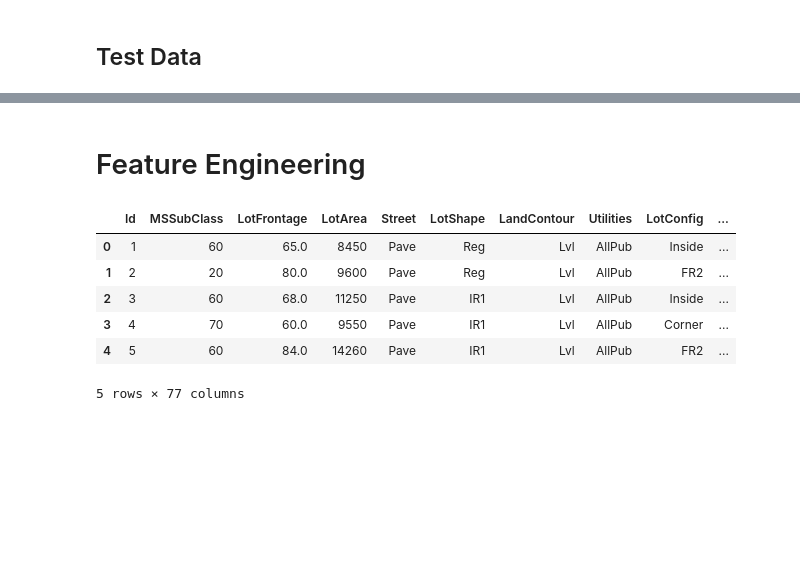
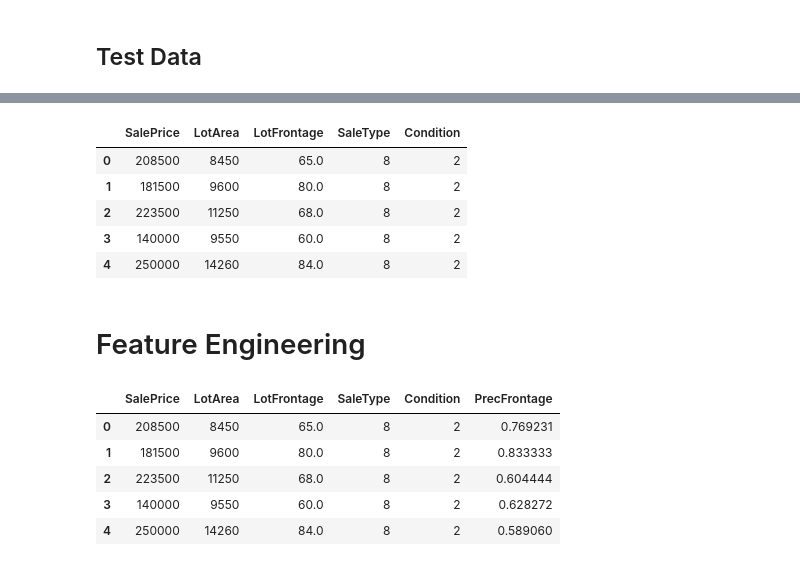
Before and after one commit to jtvkw2/House-Price-Analysis, a Jupyter notebook: House Prices Analysis.ipynb, the cells around one changed output, grey strips where cells are left out. Saved outputs shown, nothing was run; the diff lists cells and outputs as text; code cells hidden in the pictures; blank space fills up the shorter version.

```diff
--- a/House Prices Analysis.ipynb
+++ b/House Prices Analysis.ipynb
@@ -62,8 +63,8 @@ def dummyEncode(df):
             print('Error encoding '+feature)
     return df
 # %%
-train = pd.read_csv("/kaggle/input/house-prices-advanced-regression-techniques/train.csv")
-train.head()
+train_data = pd.read_csv("/kaggle/input/house-prices-advanced-regression-techniques/train.csv")
+train_data.head()
 # %% [output]
 |  | Id | MSSubClass | MSZoning | LotFrontage | LotArea | Street | Alley | LotShape | LandContour | ... |
 | 0 | 1 | 60 | RL | 65.0 | 8450 | Pave | NaN | Reg | Lvl | ... |
@@ -111,0 +107,5 @@ train['MasVnrArea'] = train['MasVnrArea'].fillna(med)
+# %%
+data = [train_data['SalePrice'], train_data['LotArea'], train_data['LotFrontage'],train_data['SaleType'],train_data['Condition2']]
+headers = ["SalePrice","LotArea","LotFrontage","SaleType","Condition"]
+train = pd.concat(data, axis=1, keys=headers)
+train.head()
@@ -166,17 +168,46 @@ test.head()
+# %%
+test = dummyEncode(train)
+test.head()
+
+#Sale Type
+    #0 COD
+    #1
+    #2
+    #3
+    #4
+    #5
+    #6 New
+    #7
+    #8 WD
+#Condition
+    #0 Artery
+    #1
+    #2 Norm
+    #3
+    #4
+    #5
+    #6
+    #7 RRNn
+# %% [output]
+|  | SalePrice | LotArea | LotFrontage | SaleType | Condition |
+| 0 | 208500 | 8450 | 65.0 | 8 | 2 |
+| 1 | 181500 | 9600 | 80.0 | 8 | 2 |
+| 2 | 223500 | 11250 | 68.0 | 8 | 2 |
+| 3 | 140000 | 9550 | 60.0 | 8 | 2 |
+| 4 | 250000 | 14260 | 84.0 | 8 | 2 |
 # %% [markdown]
 <a id = 'feature'></a>
 # Feature Engineering
 # %%
-train['PrecFrontage'] = train['LotFrontage']/train['LotArea']
+train['PrecFrontage'] = train['LotFrontage']/train['LotArea'] * 100
 
-test['PrecFrontage'] = test['LotFrontage'] / test['LotArea']
+test['PrecFrontage'] = test['LotFrontage'] / test['LotArea'] * 100
+
 train.head()
-test.head()
 # %% [output]
-|  | Id | MSSubClass | LotFrontage | LotArea | Street | LotShape | LandContour | Utilities | LotConfig | ... |
-| 0 | 1 | 60 | 65.0 | 8450 | Pave | Reg | Lvl | AllPub | Inside | ... |
-| 1 | 2 | 20 | 80.0 | 9600 | Pave | Reg | Lvl | AllPub | FR2 | ... |
-| 2 | 3 | 60 | 68.0 | 11250 | Pave | IR1 | Lvl | AllPub | Inside | ... |
-| 3 | 4 | 70 | 60.0 | 9550 | Pave | IR1 | Lvl | AllPub | Corner | ... |
-| 4 | 5 | 60 | 84.0 | 14260 | Pave | IR1 | Lvl | AllPub | FR2 | ... |
+|  | SalePrice | LotArea | LotFrontage | SaleType | Condition | PrecFrontage |
+| 0 | 208500 | 8450 | 65.0 | 8 | 2 | 0.769231 |
+| 1 | 181500 | 9600 | 80.0 | 8 | 2 | 0.833333 |
+| 2 | 223500 | 11250 | 68.0 | 8 | 2 | 0.604444 |
+| 3 | 140000 | 9550 | 60.0 | 8 | 2 | 0.628272 |
+| 4 | 250000 | 14260 | 84.0 | 8 | 2 | 0.589060 |
-5 rows × 77 columns
```
Also changed, not shown: parts of 15 cells of this notebook.
